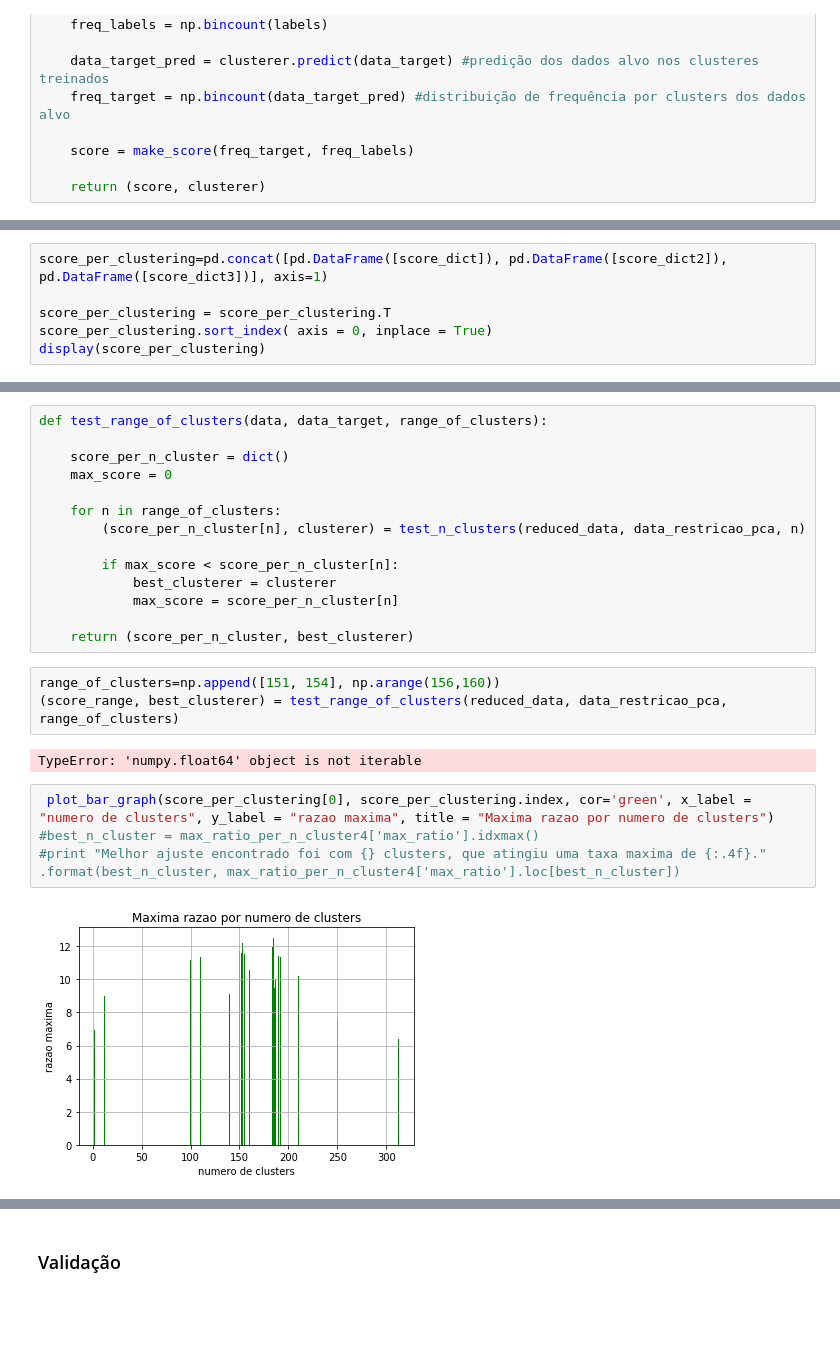
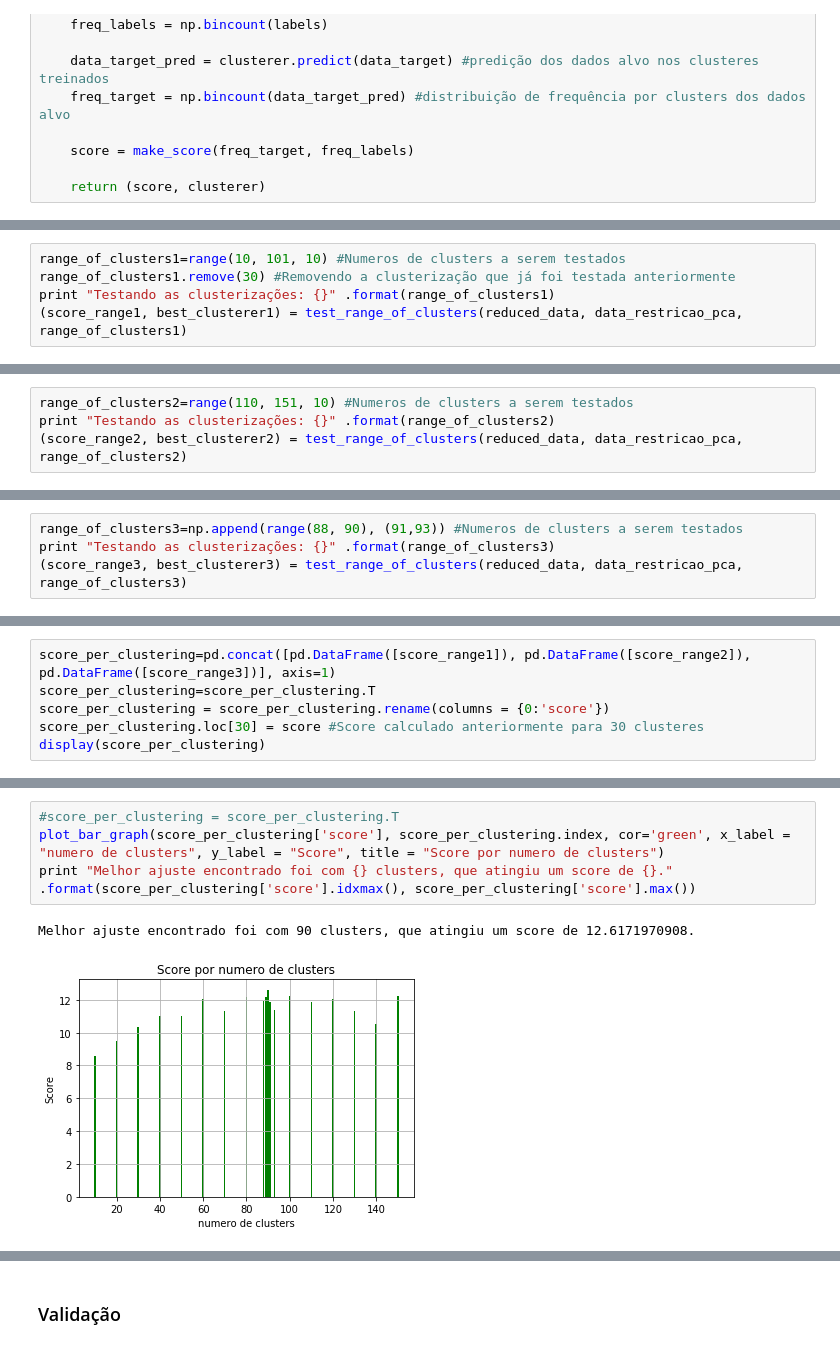
Before and after one commit to jessebr2/analise-rotas-veiculos-capstone-project, a Jupyter notebook: Analise_de_rotas_de_veiculos.ipynb, the cells around one changed output, grey strips where cells are left out. Drawn from its saved outputs; the diff is of its cells as text; blank space fills up the shorter version.

```diff
--- a/Analise_de_rotas_de_veiculos.ipynb
+++ b/Analise_de_rotas_de_veiculos.ipynb
@@ -507,0 +455,5 @@ Para 152 clusters, score = 11.5910
+# %%
+range_of_clusters1=range(10, 101, 10) #Numeros de clusters a serem testados
+range_of_clusters1.remove(30) #Removendo a clusterização que já foi testada anteriormente
+print "Testando as clusterizações: {}" .format(range_of_clusters1)
+(score_range1, best_clusterer1) = test_range_of_clusters(reduced_data, data_restricao_pca, range_of_clusters1)
@@ -507,0 +471,4 @@ Para 152 clusters, score = 11.5910
+# %%
+range_of_clusters2=range(110, 151, 10) #Numeros de clusters a serem testados
+print "Testando as clusterizações: {}" .format(range_of_clusters2)
+(score_range2, best_clusterer2) = test_range_of_clusters(reduced_data, data_restricao_pca, range_of_clusters2)
@@ -507,0 +482,4 @@ Para 152 clusters, score = 11.5910
+# %%
+range_of_clusters3=np.append(range(88, 90), (91,93)) #Numeros de clusters a serem testados
+print "Testando as clusterizações: {}" .format(range_of_clusters3)
+(score_range3, best_clusterer3) = test_range_of_clusters(reduced_data, data_restricao_pca, range_of_clusters3)
@@ -508,7 +492,7 @@ Para 152 clusters, score = 11.5910
 # %%
-score_per_clustering=pd.concat([pd.DataFrame([score_dict]), pd.DataFrame([score_dict2]), pd.DataFrame([score_dict3])], axis=1)
-
-score_per_clustering = score_per_clustering.T
-score_per_clustering.sort_index( axis = 0, inplace = True)
+score_per_clustering=pd.concat([pd.DataFrame([score_range1]), pd.DataFrame([score_range2]), pd.DataFrame([score_range3])], axis=1)
+score_per_clustering=score_per_clustering.T
+score_per_clustering = score_per_clustering.rename(columns = {0:'score'})
+score_per_clustering.loc[30] = score #Score calculado anteriormente para 30 clusteres
 display(score_per_clustering)
 # %% [output]
@@ -532,25 +516,7 @@ display(score_per_clustering)
-# %%
-def test_range_of_clusters(data, data_target, range_of_clusters):
-
-    score_per_n_cluster = dict()
-    max_score = 0
-
-    for n in range_of_clusters:
-        (score_per_n_cluster[n], clusterer) = test_n_clusters(reduced_data, data_restricao_pca, n)
-
-        if max_score < score_per_n_cluster[n]:
-            best_clusterer = clusterer
-            max_score = score_per_n_cluster[n]
-
-    return (score_per_n_cluster, best_clusterer)
-# %%
-range_of_clusters=np.append([151, 154], np.arange(156,160))
-(score_range, best_clusterer) = test_range_of_clusters(reduced_data, data_restricao_pca, range_of_clusters)
-# %% [output]
-TypeError: 'numpy.float64' object is not iterable
 # %%
- plot_bar_graph(score_per_clustering[0], score_per_clustering.index, cor='green', x_label = "numero de clusters", y_label = "razao maxima", title = "Maxima razao por numero de clusters")
-#best_n_cluster = max_ratio_per_n_cluster4['max_ratio'].idxmax()
-#print "Melhor ajuste encontrado foi com {} clusters, que atingiu uma taxa maxima de {:.4f}." .format(best_n_cluster, max_ratio_per_n_cluster4['max_ratio'].loc[best_n_cluster])
+#score_per_clustering = score_per_clustering.T
+plot_bar_graph(score_per_clustering['score'], score_per_clustering.index, cor='green', x_label = "numero de clusters", y_label = "Score", title = "Score por numero de clusters")
+print "Melhor ajuste encontrado foi com {} clusters, que atingiu um score de {}." .format(score_per_clustering['score'].idxmax(), score_per_clustering['score'].max())
 # %% [output]
+Melhor ajuste encontrado foi com 90 clusters, que atingiu um score de 12.6171970908.
-[figure, old version]
+[figure, new version]
```
Also changed, not shown: parts of 42 cells of this notebook.
